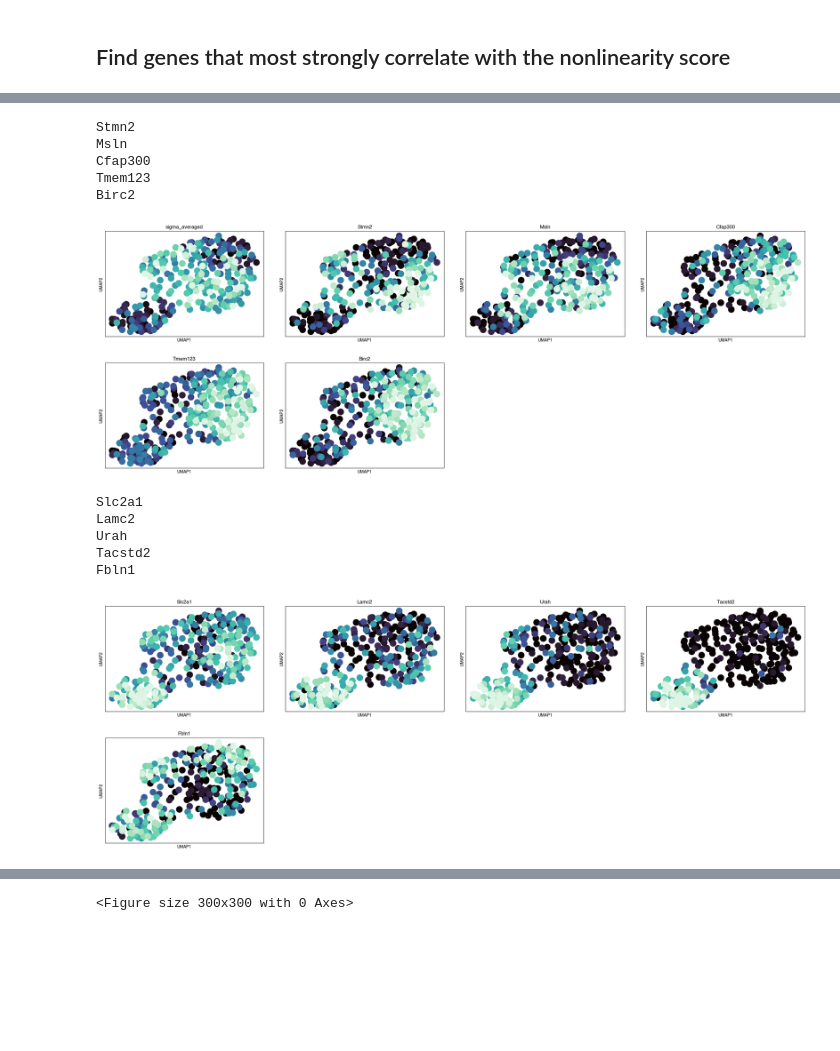
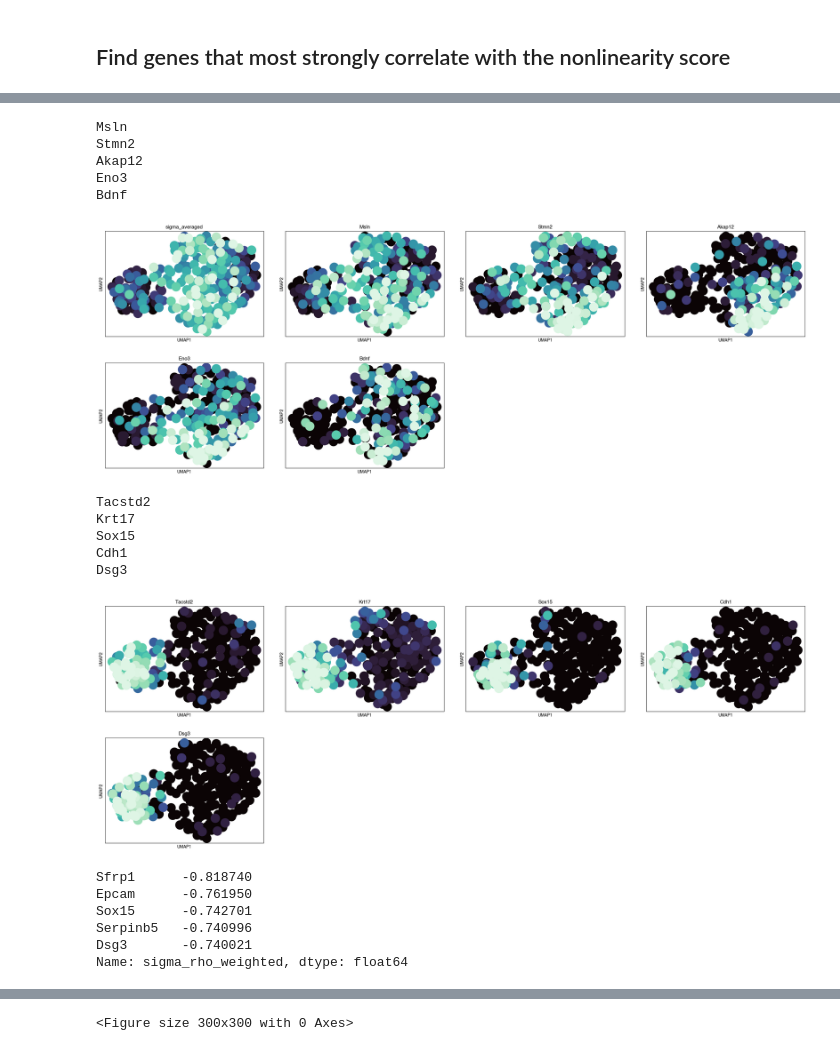
Before and after one commit to williamgilpin/rice, a Jupyter notebook: examples/emt.ipynb, the cells around one changed output, grey strips where cells are left out. Saved outputs shown, nothing was run; the diff lists cells and outputs as text; code cells hidden in the pictures; blank space fills up the shorter version.

```diff
--- a/examples/emt.ipynb
+++ b/examples/emt.ipynb
@@ -215,53 +267,67 @@ all_sig[all_sig == np.min(all_sig)] = np.nan
 adata.obs['sigma_averaged'] = (1/np.nanmean(all_sig, axis=0)[np.argsort(ordering_inds)])
 
 # Compute Spearman correlation for each gene
-# gene_corr = {gene: spearmanr(adata[:, gene].X.toarray().flatten(),
-#                              adata.obs['sigma_averaged'])
-#              for gene in adata.var_names}
-gene_corr = {gene: spearmanr_binned(adata[:, gene].X.toarray().flatten(),
+gene_corr = {gene: spearmanr(adata[:, gene].X.toarray().flatten(),
                              adata.obs['sigma_averaged'])
              for gene in adata.var_names}
+# gene_corr = {gene: spearmanr_binned(
+#                         np.array(adata.obs['sigma_averaged']),
+#                         adata[:, gene].X.toarray().flatten(),
+#                         agg=np.nanmean,
+#                         nan_policy='omit',
+#                         nbins=50
+#                         )
+#              for gene in adata.var_names}
 
 # Add per-gene correlation info to adata.var
 adata.var['sigma_rho'] = [gene_corr[gene][0] for gene in adata.var_names]
 adata.var['sigma_pval'] = [gene_corr[gene][1] for gene in adata.var_names]
 adata.var['sigma_rho_weighted'] = [
     gene_corr[gene][0] * (1 - gene_corr[gene][1]) for gene in adata.var_names
 ]
 
 top5_genes = adata.var['sigma_rho_weighted'].nlargest(5).index.tolist()
 print("\n".join(top5_genes))
 
 sc.pl.umap(adata, color=['sigma_averaged']+top5_genes,
-           s=1000,
+           s=2000,
            use_raw=False,
            cmap=cmap_mako,
            vmax = 'p95', vmin = 'p05', colorbar_loc=None)
 
 
 bottom5_genes = adata.var['sigma_rho_weighted'].nsmallest(5).index.tolist()
 print("\n".join(bottom5_genes))
 
 
 sc.pl.umap(adata, color=bottom5_genes,
-           s=1000,
+           s=2000,
            use_raw=False,
            cmap=cmap_mako,
            vmax = 'p95', vmin = 'p05',
            colorbar_loc=None)
 # %% [output]
+Msln
 Stmn2
-Msln
-Cfap300
-Tmem123
-Birc2
+Akap12
+Eno3
+Bdnf
-[figure, old version]
+[figure, new version]
-Slc2a1
-Lamc2
-Urah
 Tacstd2
-Fbln1
+Krt17
+Sox15
+Cdh1
+Dsg3
-[figure, old version]
+[figure, new version]
+# %%
+adata.var['sigma_rho_weighted'].nsmallest(5)
+# %% [output]
+Sfrp1      -0.818740
+Epcam      -0.761950
+Sox15      -0.742701
+Serpinb5   -0.740996
+Dsg3       -0.740021
+Name: sigma_rho_weighted, dtype: float64
 # %%
 plot_order = np.argsort(adata.obs['sigma_averaged'])
 plt.figure(figsize=(3, 3))
```
Also changed, not shown: parts of 7 cells of this notebook, 2 other files.
